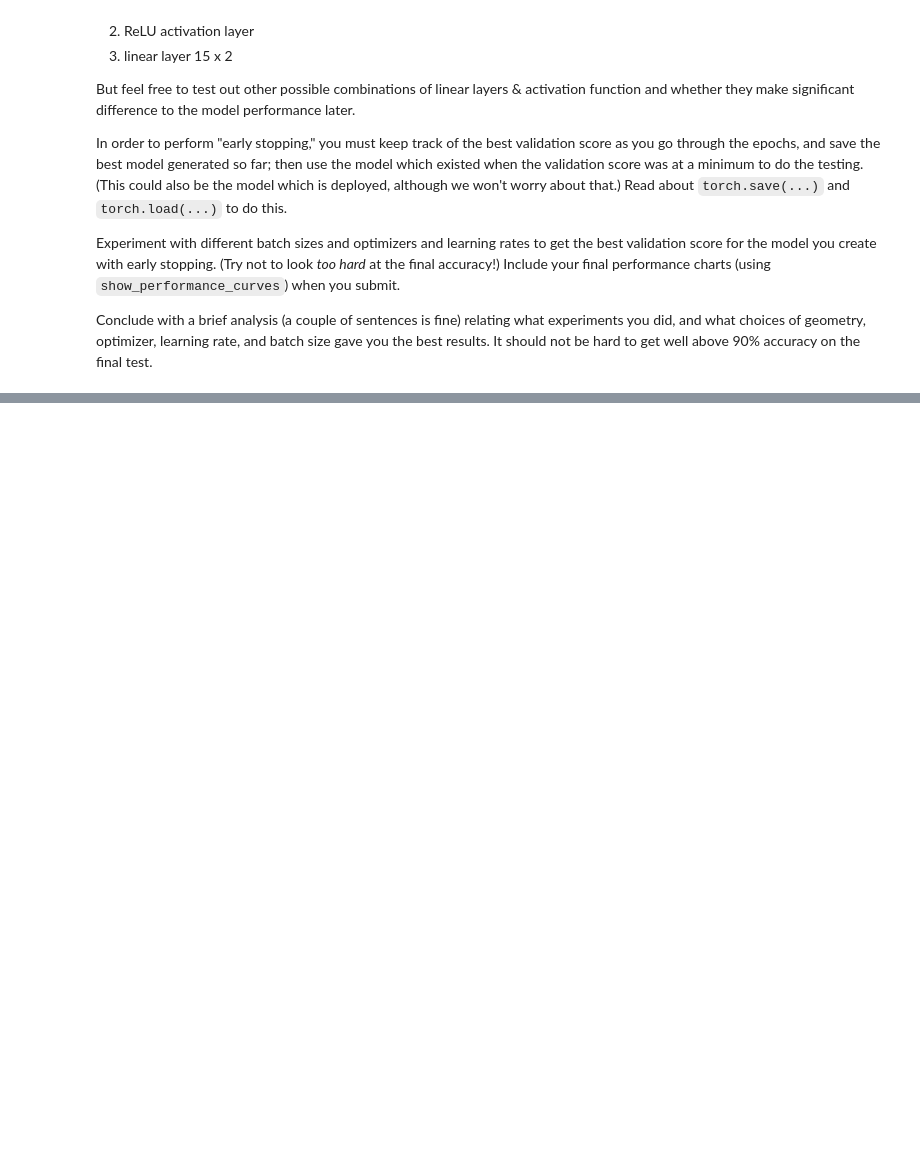
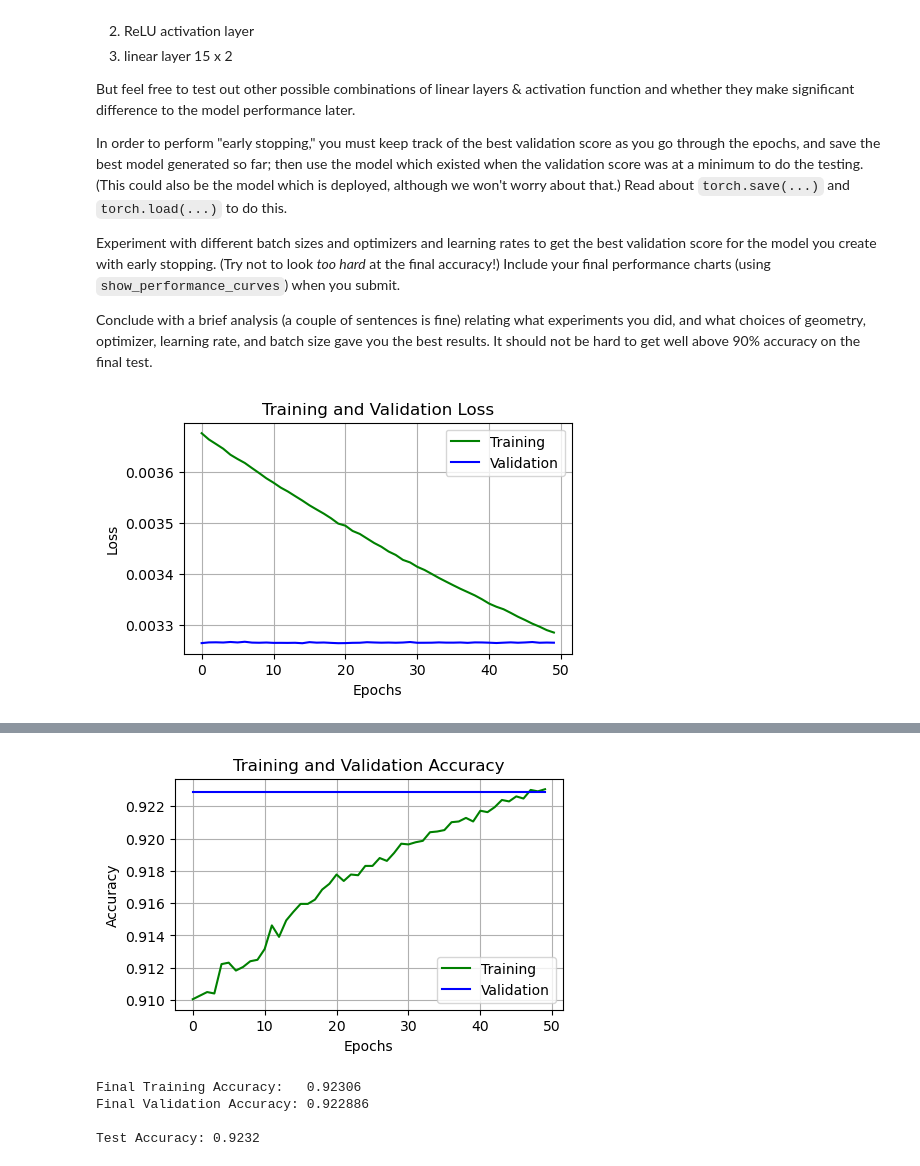
Before and after one commit to Aseeef/NLP-Classification-HW4, a Jupyter notebook: HW04.ipynb, the cells around one changed output, grey strips where cells are left out. Cells and saved outputs as stored; diff of their text form; code cells hidden in the pictures; blank space fills up the shorter version.

```diff
--- a/HW04.ipynb
+++ b/HW04.ipynb
@@ -603,0 +643,6 @@ It should not be hard to get well above 90% accuracy on the final test.
+# %%
+device = "cpu" if torch.cuda.is_available() else "cpu"
+# %%
+emails_model = EmailsModel().to(device)
+loss_fn = nn.CrossEntropyLoss()
+optimizer = optim.SGD(emails_model.parameters(),lr=0.001)
@@ -603,0 +681,37 @@ It should not be hard to get well above 90% accuracy on the final test.
+# %%
+for epoch in tqdm(range(num_epochs)):
+    #  validation
+    v_loss = 0.0
+    emails_model.eval()
+    v_num_correct = 0
+
+    for X_val_batch,Y_val_batch in emails_validation_dataloader:
+        X_val_batch = X_val_batch.to(device)                     # <<====
+        Y_val_batch = Y_val_batch.to(device)                     # <<====
+
+        Y_hat_val = emails_model(X_val_batch)
+        loss = loss_fn(Y_hat_val,Y_val_batch)
+        v_loss += loss.item()
+
+        v_num_correct += (torch.argmax(Y_hat_val,dim=1) == Y_val_batch).float().sum()
+
+    val_losses[epoch]   = v_loss/N_val
+    val_accuracy[epoch] = v_num_correct/N_val
+
+#  testing
+num_correct_test = 0
+emails_model.eval()
+
+for X_test_batch,Y_test_batch in emails_testing_dataloader:
+    X_test_batch = X_test_batch.to(device)                     # <<====
+    Y_test_batch = Y_test_batch.to(device)                     # <<====
+
+    Y_hat_test = emails_model(X_test_batch)
+
+    num_correct_test += (torch.argmax(Y_hat_test,dim=1) == Y_test_batch).float().sum()
+
+test_accuracy = num_correct_test / N_test
+# %%
+show_performance_curves(training_losses,val_losses,training_accuracy,val_accuracy,test_accuracy)
+# %% [output]
+[figure, added]
@@ -603,0 +720,5 @@ It should not be hard to get well above 90% accuracy on the final test.
+[figure, added]
+Final Training Accuracy:   0.92306
+Final Validation Accuracy: 0.922886
+
+Test Accuracy: 0.9232
```
Also changed, not shown: parts of 10 cells of this notebook.
